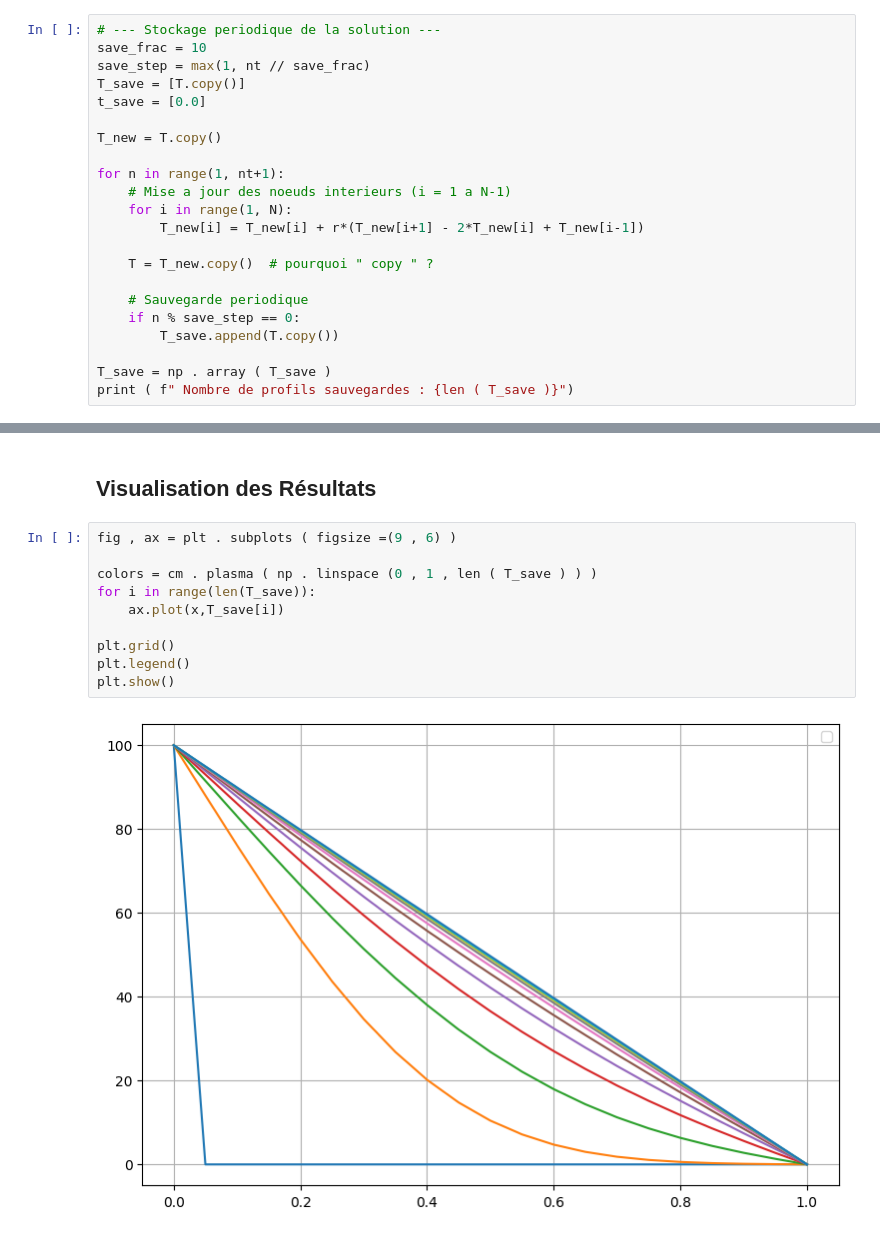
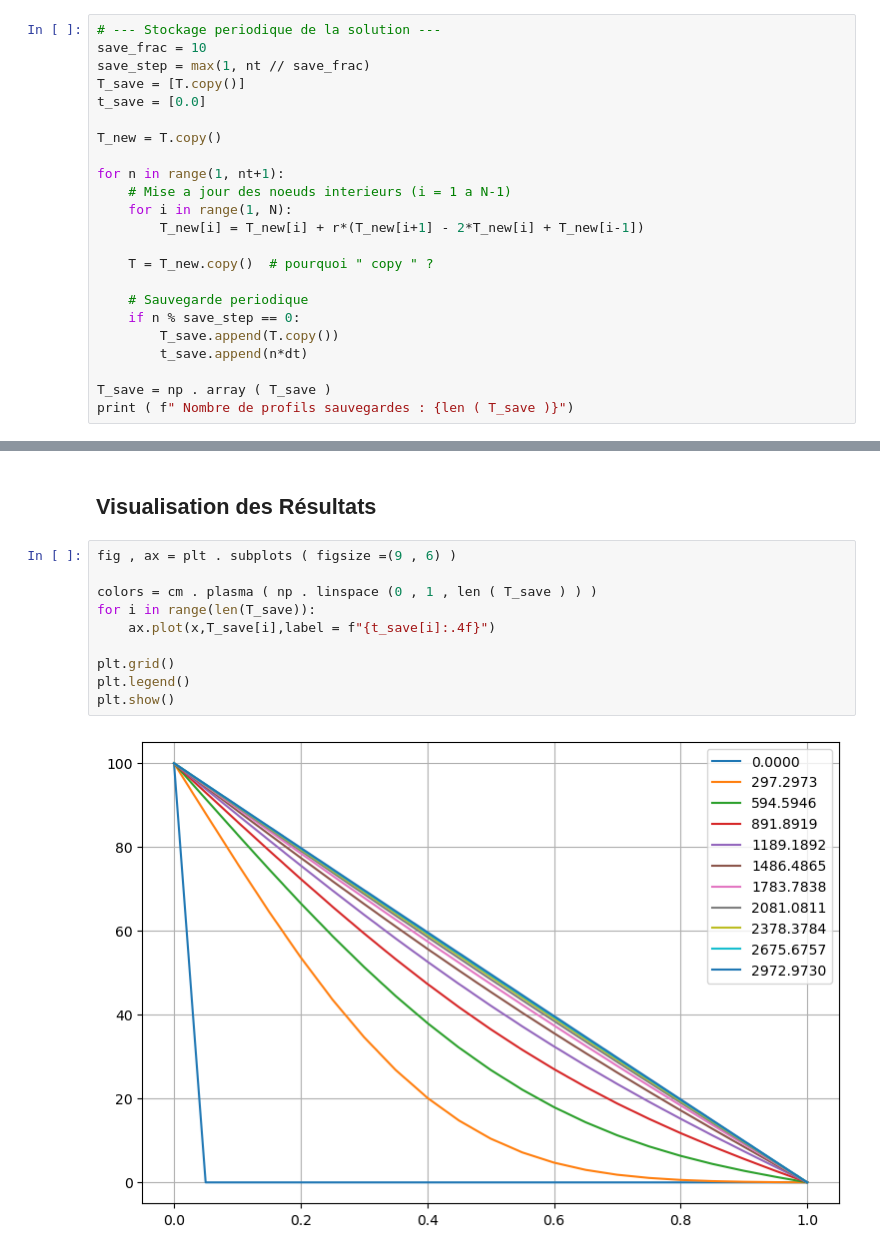
Before and after one commit to Amipha/outils-num, a Jupyter notebook: TP1.ipynb, the cells around one changed output, grey strips where cells are left out. Cells and saved outputs as stored; diff of their text form.

```diff
--- a/TP1.ipynb
+++ b/TP1.ipynb
@@ -75,6 +75,7 @@ for n in range(1, nt+1):
     # Sauvegarde periodique
     if n % save_step == 0:
         T_save.append(T.copy())
+        t_save.append(n*dt)
 
 T_save = np . array ( T_save )
 print ( f" Nombre de profils sauvegardes : {len ( T_save )}")
@@ -106,12 +107,12 @@ print ( T_save [0]) # [1. 2. 3.] inchangé
 # %%
 fig , ax = plt . subplots ( figsize =(9 , 6) )
 
 colors = cm . plasma ( np . linspace (0 , 1 , len ( T_save ) ) )
 for i in range(len(T_save)):
-    ax.plot(x,T_save[i])
+    ax.plot(x,T_save[i],label = f"{t_save[i]:.4f}")
 
 plt.grid()
 plt.legend()
 plt.show()
 # %% [output]
-[figure, old version]
+[figure, new version]
```
